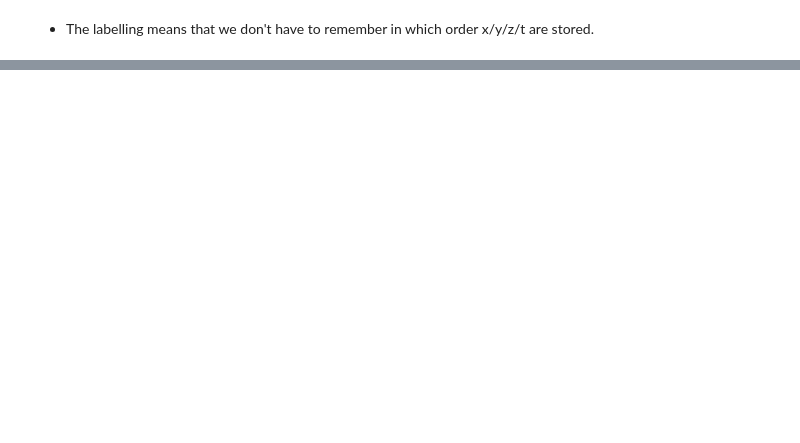
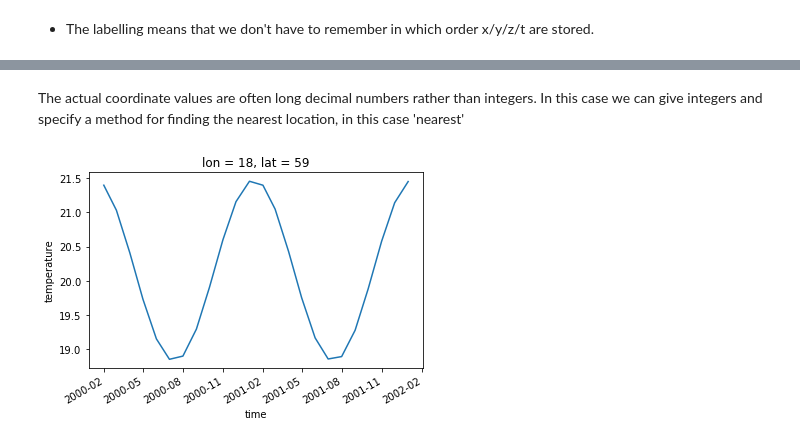
Before and after one commit to braaannigan/climate_python_intro, a Jupyter notebook: xarray_3.ipynb, the cells around one changed output, grey strips where cells are left out. Cells and saved outputs as stored; diff of their text form; code cells hidden in the pictures; blank space fills up the shorter version.

```diff
--- a/xarray_3.ipynb
+++ b/xarray_3.ipynb
@@ -79,0 +146,7 @@ plt.show()
+# %% [markdown]
+The actual coordinate values are often long decimal numbers rather than integers. In this case we can give integers and specify a method for finding the nearest location, in this case 'nearest'
+# %%
+ds.temperature.sel(lat = 59.3, lon = 18.2, method='nearest').plot()
+plt.show()
+# %% [output]
+[figure, added]
```
Also changed, not shown: parts of 29 cells of this notebook.
